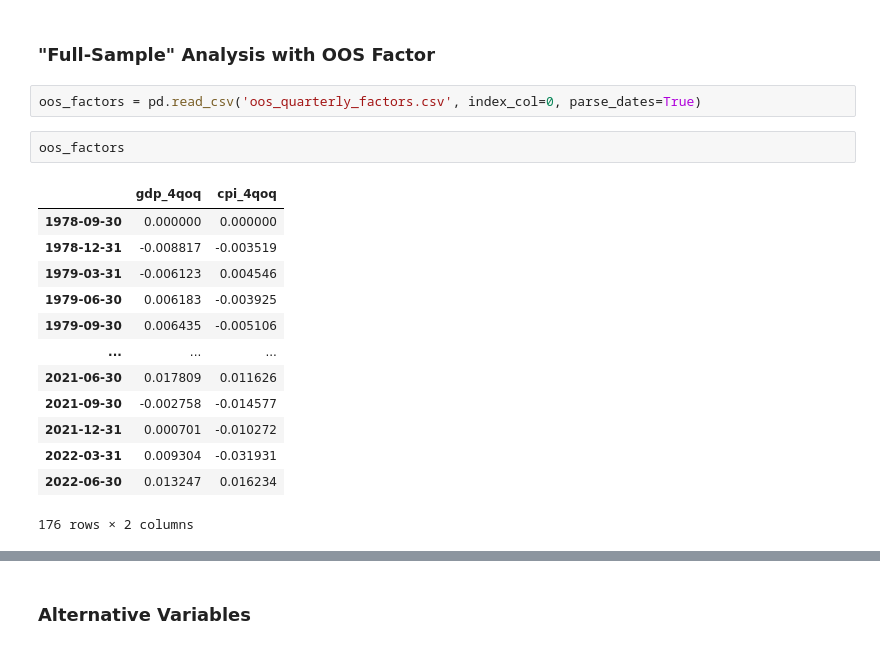
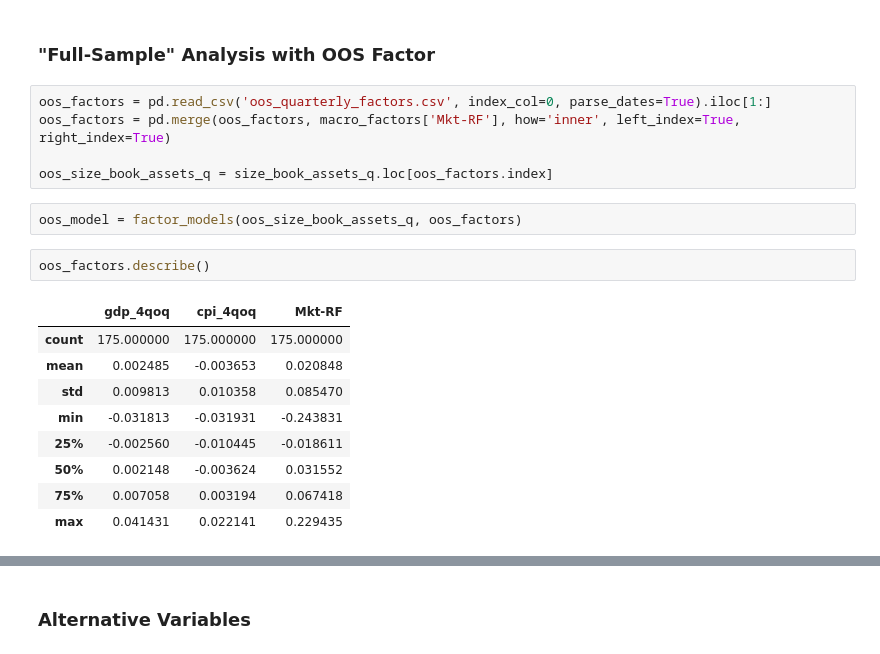
Before and after one commit to santoromano/Macro-Cross-Sectional-Analysis, a Jupyter notebook: empirics.ipynb, the cells around one changed output, grey strips where cells are left out. Saved outputs shown, nothing was run; the diff lists cells and outputs as text.

```diff
--- a/empirics.ipynb
+++ b/empirics.ipynb
@@ -483,20 +483,21 @@ grs(gmm1,macro_factors)
 # %% [markdown]
 ### "Full-Sample" Analysis with OOS Factor
 # %%
-oos_factors = pd.read_csv('oos_quarterly_factors.csv', index_col=0, parse_dates=True)
+oos_factors = pd.read_csv('oos_quarterly_factors.csv', index_col=0, parse_dates=True).iloc[1:]
+oos_factors = pd.merge(oos_factors, macro_factors['Mkt-RF'], how='inner', left_index=True, right_index=True)
+
+oos_size_book_assets_q = size_book_assets_q.loc[oos_factors.index]
-# %%
-oos_factors
-# %% [output]
-|  | gdp_4qoq | cpi_4qoq |
-| 1978-09-30 | 0.000000 | 0.000000 |
-| 1978-12-31 | -0.008817 | -0.003519 |
-| 1979-03-31 | -0.006123 | 0.004546 |
-| 1979-06-30 | 0.006183 | -0.003925 |
-| 1979-09-30 | 0.006435 | -0.005106 |
-| ... | ... | ... |
-| 2021-06-30 | 0.017809 | 0.011626 |
-| 2021-09-30 | -0.002758 | -0.014577 |
-| 2021-12-31 | 0.000701 | -0.010272 |
-| 2022-03-31 | 0.009304 | -0.031931 |
-| 2022-06-30 | 0.013247 | 0.016234 |
-176 rows × 2 columns
+# %%
+oos_model = factor_models(oos_size_book_assets_q, oos_factors)
+# %%
+oos_factors.describe()
+# %% [output]
+|  | gdp_4qoq | cpi_4qoq | Mkt-RF |
+| count | 175.000000 | 175.000000 | 175.000000 |
+| mean | 0.002485 | -0.003653 | 0.020848 |
+| std | 0.009813 | 0.010358 | 0.085470 |
+| min | -0.031813 | -0.031931 | -0.243831 |
+| 25% | -0.002560 | -0.010445 | -0.018611 |
+| 50% | 0.002148 | -0.003624 | 0.031552 |
+| 75% | 0.007058 | 0.003194 | 0.067418 |
+| max | 0.041431 | 0.022141 | 0.229435 |
```
Also changed, not shown: parts of 6 cells of this notebook.
